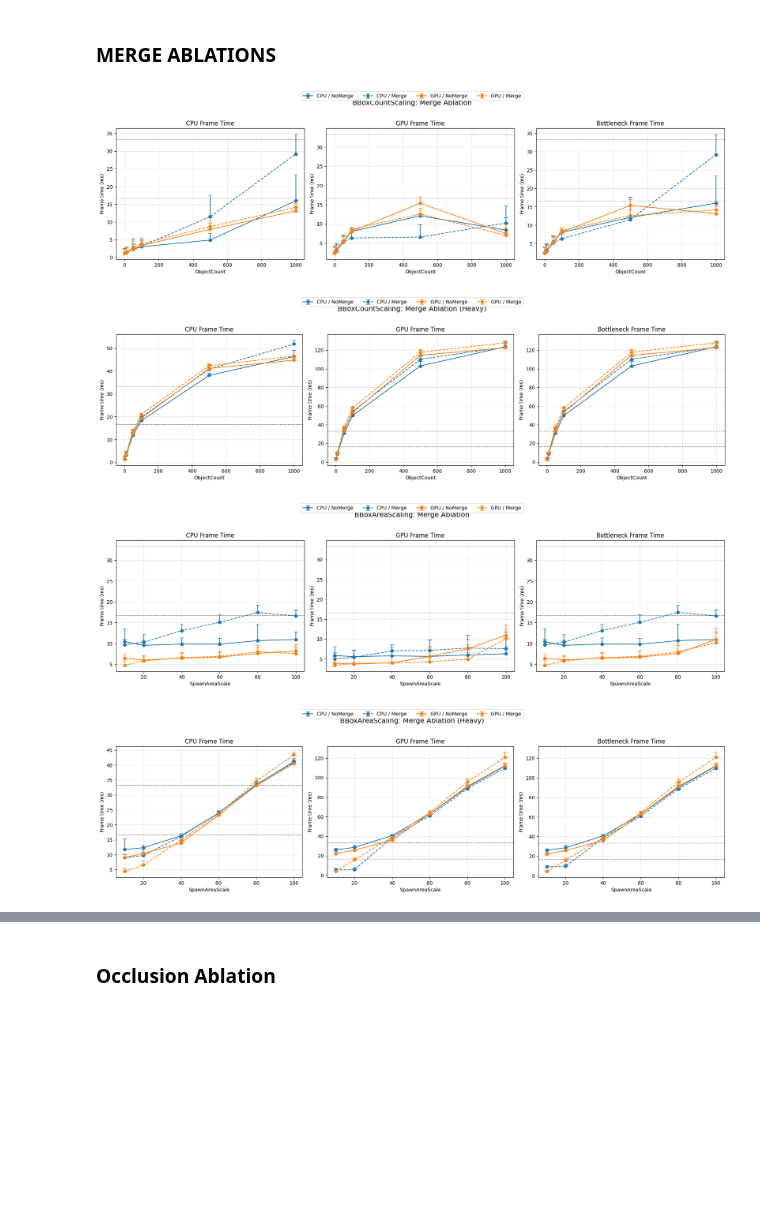
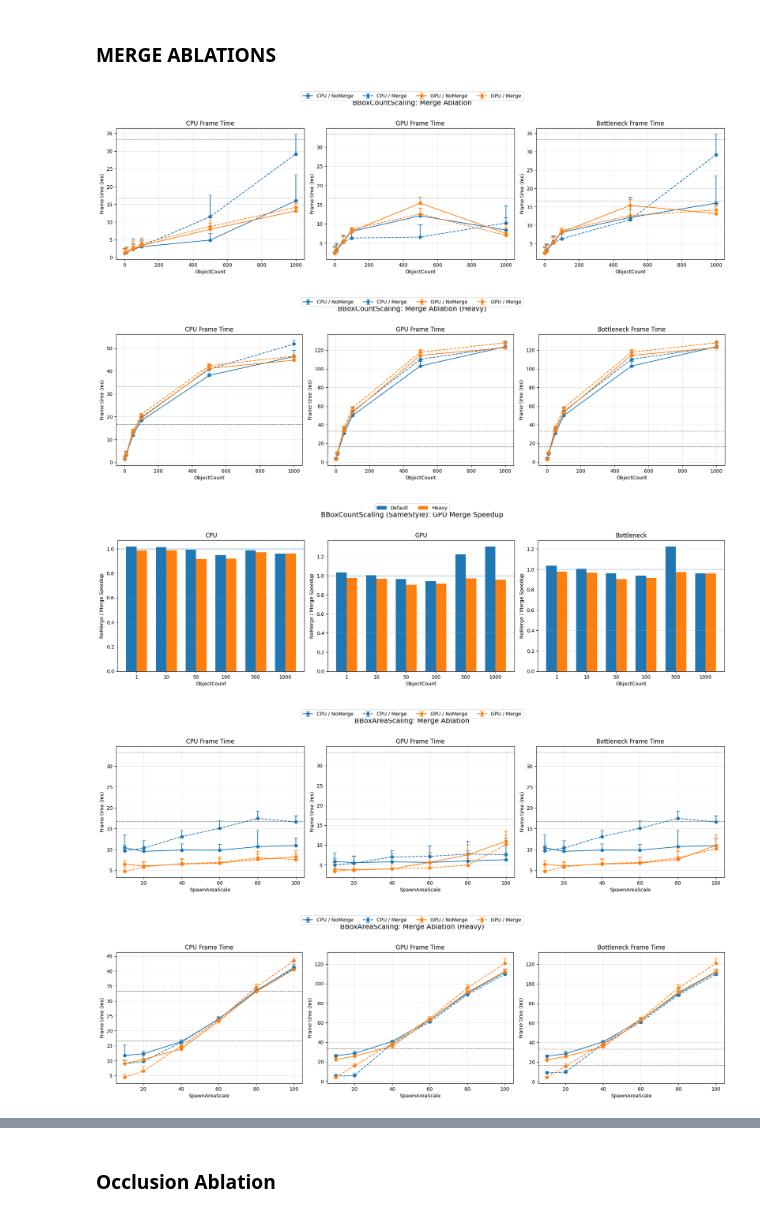
Before and after one commit to BigRorzUni/MultipleStyleRendering, a Jupyter notebook: ProfilingPlots.ipynb, the cells around one changed output, grey strips where cells are left out. Cells and saved outputs as stored; diff of their text form; code cells hidden in the pictures; blank space fills up the shorter version.

```diff
--- a/ProfilingPlots.ipynb
+++ b/ProfilingPlots.ipynb
@@ -457,23 +1061,18 @@ def plot_merge_ablation_row_combined(
 # %%
 plot_merge_ablation_row_combined(merge_df, "BBoxCountScaling", "ObjectCount")
 
-plot_merge_ablation_row_combined(
-    merge_df,
-    "BBoxCountScaling",
-    "ObjectCount",
-    shader_variant="Heavy"
-)
+plot_merge_ablation_row_combined(merge_df, "BBoxCountScaling", "ObjectCount", shader_variant="Heavy")
+
+plot_merge_speedup_grouped_bars_row(df, family="BBoxCountScaling", variable="ObjectCount", render_mode="GPU", style_variant="SameStyle")
 
 plot_merge_ablation_row_combined(merge_df, "BBoxAreaScaling", "SpawnAreaScale")
 
-plot_merge_ablation_row_combined(
-    merge_df,
-    "BBoxAreaScaling",
-    "SpawnAreaScale",
-    shader_variant="Heavy"
-)
+plot_merge_ablation_row_combined(merge_df,"BBoxAreaScaling","SpawnAreaScale",shader_variant="Heavy")
+
+plot_merge_speedup_grouped_bars_row(df, family="BBoxAreaScaling", variable="SpawnAreaScale", render_mode="GPU", style_variant="SameStyle")
 # %% [output]
 [figure]
 [figure]
-[figure, old version]
+[figure, new version]
-[figure, old version]
+[figure, new version]
+[figure, added]
```
Also changed, not shown: parts of 6 cells of this notebook, 9 other files.
